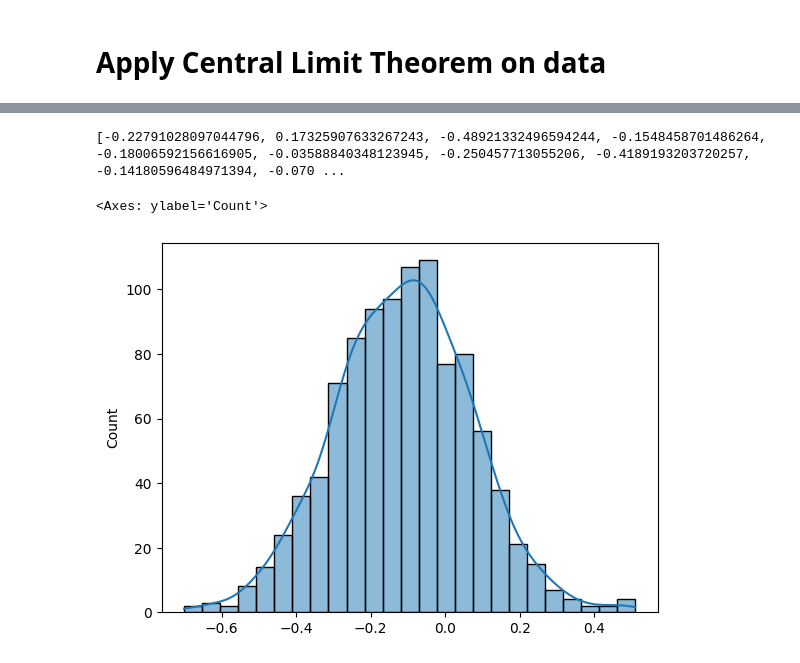
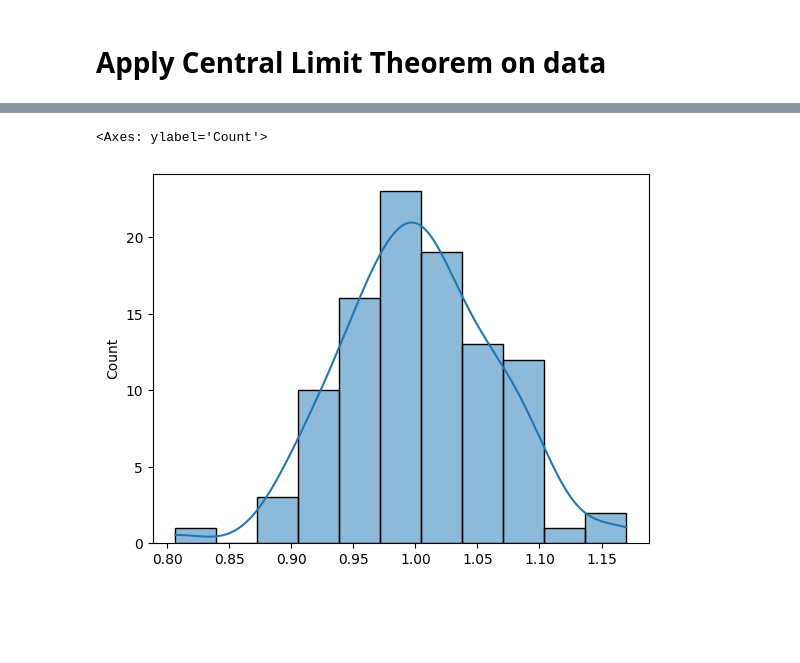
Before and after one commit to Nandini155/old_Statistics, a Jupyter notebook: Central_limit_theorm.ipynb, the cells around one changed output, grey strips where cells are left out. Drawn from its saved outputs; the diff is of its cells as text; code cells hidden in the pictures; blank space fills up the shorter version.

```diff
--- a/Central_limit_theorm.ipynb
+++ b/Central_limit_theorm.ipynb
@@ -49,0 +74,5 @@ sns.histplot(sample_data,kde=0.2)
+# %%
+# Trying with multinomial dist
+k=100
+mul_data = np.random.multinomial(100,[1/k]*k)   #sum of pvals (probability_values) = 1 i.e [1/5,1/5,1/5,1/5,1/5] for k = 5
+sns.histplot(mul_data,kde=0.2)
@@ -50,6 +82,5 @@ sns.histplot(sample_data,kde=0.2)
 # %%
-sns.histplot(apply_CLT(sample_data,30,1000),kde=0.3)
+sns.histplot(apply_CLT(mul_data,300,100),kde=0.3)
 # %% [output]
-[-0.22791028097044796, 0.17325907633267243, -0.48921332496594244, -0.1548458701486264, -0.18006592156616905, -0.03588840348123945, -0.250457713055206, -0.4189193203720257, -0.14180596484971394, -0.070 ...
+<Axes: ylabel='Count'>
-<Axes: ylabel='Count'>
-[figure, old version]
+[figure, new version]
```
Also changed, not shown: parts of 10 cells of this notebook.
